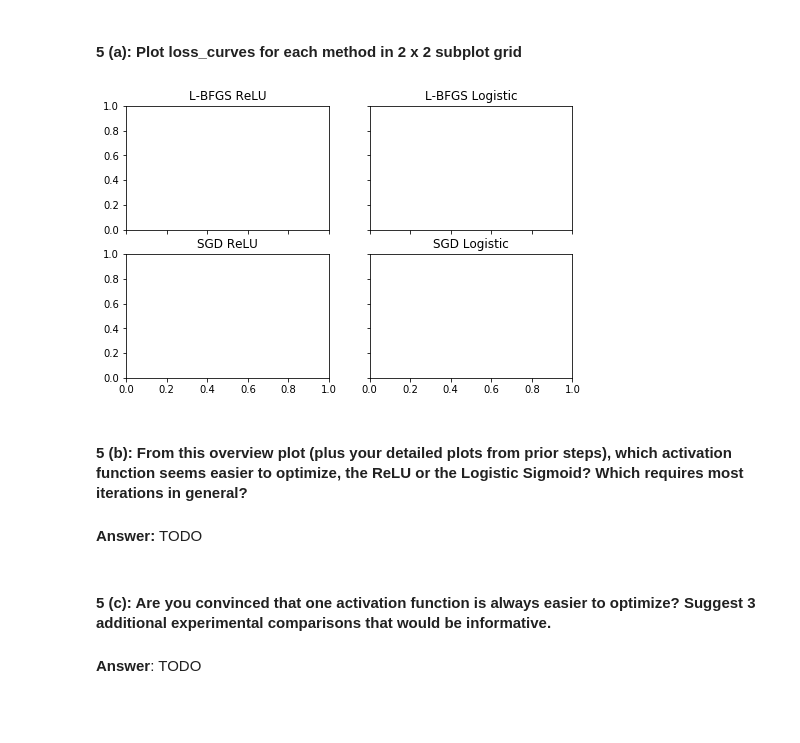
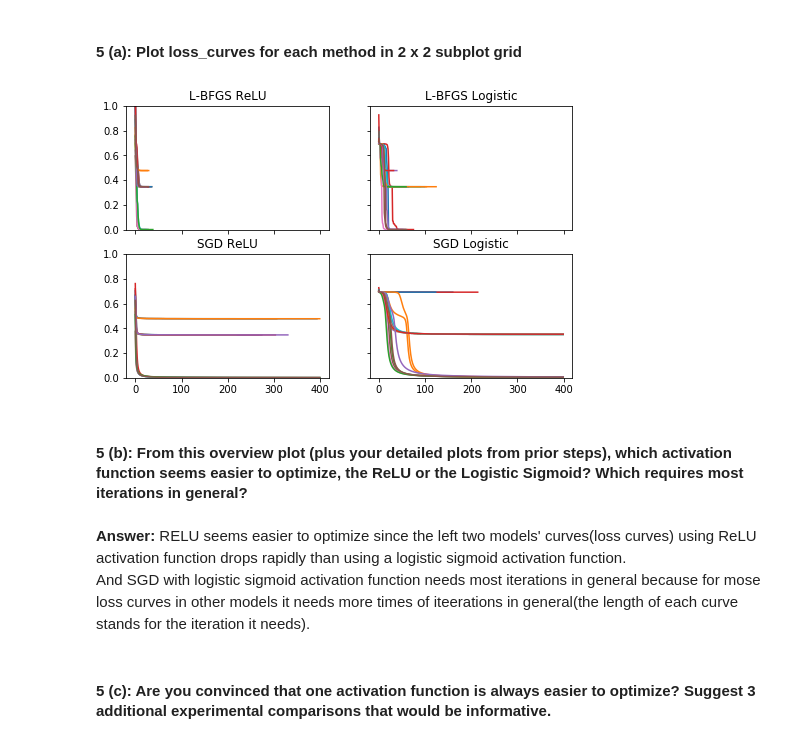
Before and after one commit to drakezhu/comp135_MachineLearning, a Jupyter notebook: hw04/src_and_data/hw04.ipynb, the cells around one changed output. Saved outputs shown, nothing was run; the diff lists cells and outputs as text; code cells hidden in the pictures; blank space fills up the shorter version.

```diff
--- a/hw04/src_and_data/hw04.ipynb
+++ b/hw04/src_and_data/hw04.ipynb
@@ -106,8 +108,9 @@ for i in range(4):
 ### Problem 2: MLP size [2] with activation Logistic and L-BFGS solver
 # %%
 n_runs = 16
-mlp_results = []
+mlp_logistic_results = []
 start_time_sec = time.time()
+lossCurve_LBFGS_LOGISTIC = []
 for i in range(n_runs):
     mlp_lbfgs = MLPClassifierLBFGS(
         hidden_layer_sizes=[2],
@@ -120,9 +123,10 @@ for i in range(n_runs):
         mlp_lbfgs.fit(x_tr_N2, y_tr_N)
     elapsed_time_sec = time.time() - start_time_sec
     print('finished LBFGS run %2d/%d after %6.1f sec | %3d iters | %s | loss %.3f' % (
-        i, n_runs, elapsed_time_sec,
+        i+1, n_runs, elapsed_time_sec,
         len(mlp_lbfgs.loss_curve_),
         'converged   ' if mlp_lbfgs.did_converge else 'NOT converged',
         mlp_lbfgs.loss_))
-    mlp_results.append(mlp_lbfgs)
+    lossCurve_LBFGS_LOGISTIC.append(mlp_lbfgs.loss_curve_)
+    mlp_logistic_results.append(mlp_lbfgs)
 # %% [output]
@@ -150,7 +154,7 @@ grid_n_runs = [_ for _ in range(n_runs)]
 grid_n_runs = np.array(grid_n_runs).reshape(4,4)
 for i in range(4):
     for j in range(4):
-        plot_pretty_probabilities_for_clf(mlp_results[grid_n_runs[i][j]], x_tr_N2, y_tr_N, ax=ax_grid[i,j])
+        plot_pretty_probabilities_for_clf(mlp_logistic_results[grid_n_runs[i][j]], x_tr_N2, y_tr_N, ax=ax_grid[i,j])
 # %% [output]
 [figure]
 # %% [markdown]
@@ -165,6 +169,7 @@ for i in range(4):
 
 mlp_relu_sgd_results = []
 start_time_sec = time.time()
+lossCurve_SGD_RELU = []
 for i in range(n_runs):
     mlp_sgd = MLPClassifier(
         hidden_layer_sizes=[2],
@@ -180,9 +185,10 @@ for i in range(n_runs):
     mlp_sgd.did_converge = True if len(warn_list) == 0 else False
     elapsed_time_sec = time.time() - start_time_sec
     print('finished SGD run %2d/%d after %6.1f sec | %3d epochs | %s | loss %.3f' % (
-        i, n_runs, elapsed_time_sec,
+        i+1, n_runs, elapsed_time_sec,
         len(mlp_sgd.loss_curve_),
             'converged    ' if mlp_sgd.did_converge else 'NOT converged',
             mlp_sgd.loss_))
+    lossCurve_SGD_RELU.append(mlp_sgd.loss_curve_)
     mlp_relu_sgd_results.append(mlp_sgd)
 # %% [output]
@@ -230,6 +237,7 @@ for i in range(4):
 
 mlp_logistic_sgd_results = []
 start_time_sec = time.time()
+lossCurve_SGD_LOGISTIC = []
 for i in range(n_runs):
     mlp_sgd = MLPClassifier(
         hidden_layer_sizes=[2],
@@ -249,6 +257,7 @@ for i in range(n_runs):
         len(mlp_sgd.loss_curve_),
             'converged    ' if mlp_sgd.did_converge else 'NOT converged',
             mlp_sgd.loss_))
+    lossCurve_SGD_LOGISTIC.append(mlp_sgd.loss_curve_)
     mlp_logistic_sgd_results.append(mlp_sgd)
 # %% [output]
 finished SGD run  1/16 after    2.3 sec | 161 epochs | converged     | loss 0.693
@@ -292,21 +301,32 @@ for i in range(4):
 #### 5 (a): Plot loss_curves for each method in 2 x 2 subplot grid
 # %%
 fig, ax_grid = plt.subplots(nrows=2, ncols=2, sharex=True, sharey=True, figsize=(8,5))
+
+for l in lossCurve_LBFGS_RELU:
+    ax_grid[0][0].plot(l)
+
+for l in lossCurve_LBFGS_LOGISTIC:
+    ax_grid[0][1].plot(l)
+for l in lossCurve_SGD_RELU:
+    ax_grid[1][0].plot(l)
+for l in lossCurve_SGD_LOGISTIC:
+    ax_grid[1][1].plot(l)
+
 
 # TODO plot 16 curves for each of the 2x2 settings of solver and activation
 ax_grid[0,0].set_title('L-BFGS ReLU')
 ax_grid[0,1].set_title('L-BFGS Logistic')
 
+
 ax_grid[1,0].set_title('SGD ReLU')
 ax_grid[1,1].set_title('SGD Logistic')
 plt.ylim([0, 1.0]); # keep this y limit so it's easy to compare across plots
 # %% [output]
-[figure, old version]
+[figure, new version]
 # %% [markdown]
 #### 5 (b): From this overview plot (plus your detailed plots from prior steps), which activation function seems easier to optimize, the ReLU or the Logistic Sigmoid?  Which requires most iterations in general?
-# %% [markdown]
-**Answer:** TODO
+# %% [markdown]
+**Answer:** RELU seems easier to optimize since the left two models' curves(loss curves) using ReLU activation function drops rapidly than using a logistic sigmoid activation function. \
+And SGD with logistic sigmoid activation function needs most iterations in general because for mose loss curves in other models it needs more times of iteerations in general(the length of each curve stands for the iteration it needs).
 # %% [markdown]
 #### 5 (c): Are you convinced that one activation function is always easier to optimize? Suggest 3 additional experimental comparisons that would be informative.
-# %% [markdown]
-**Answer**: TODO
```
Also changed, not shown: parts of 17 cells of this notebook, 2 other files.
